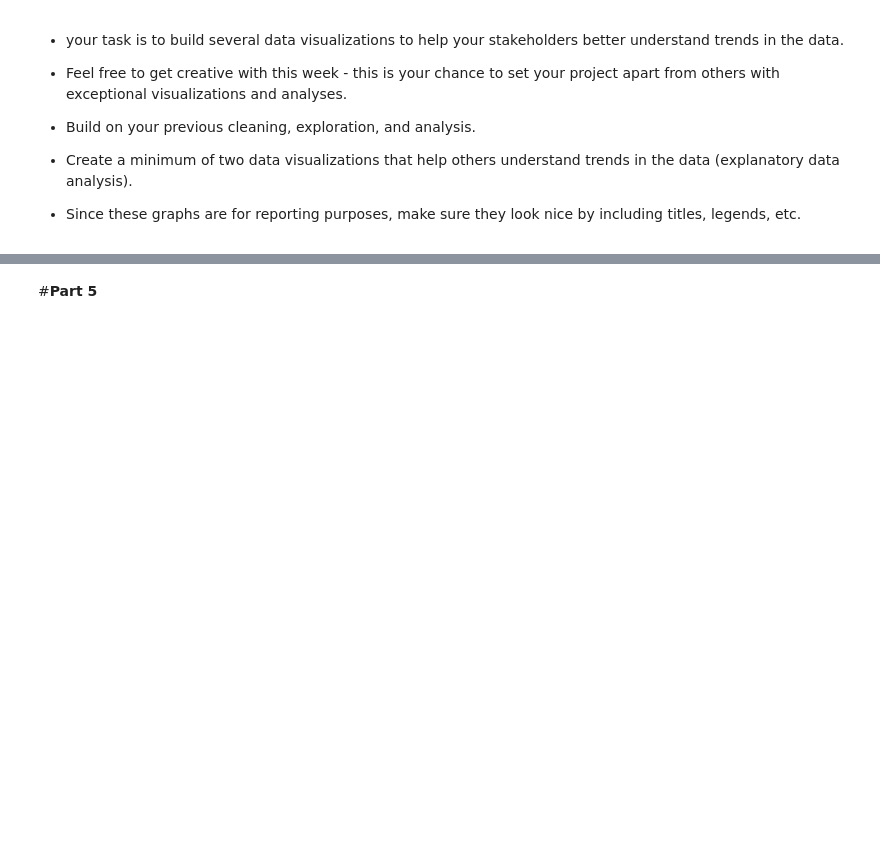
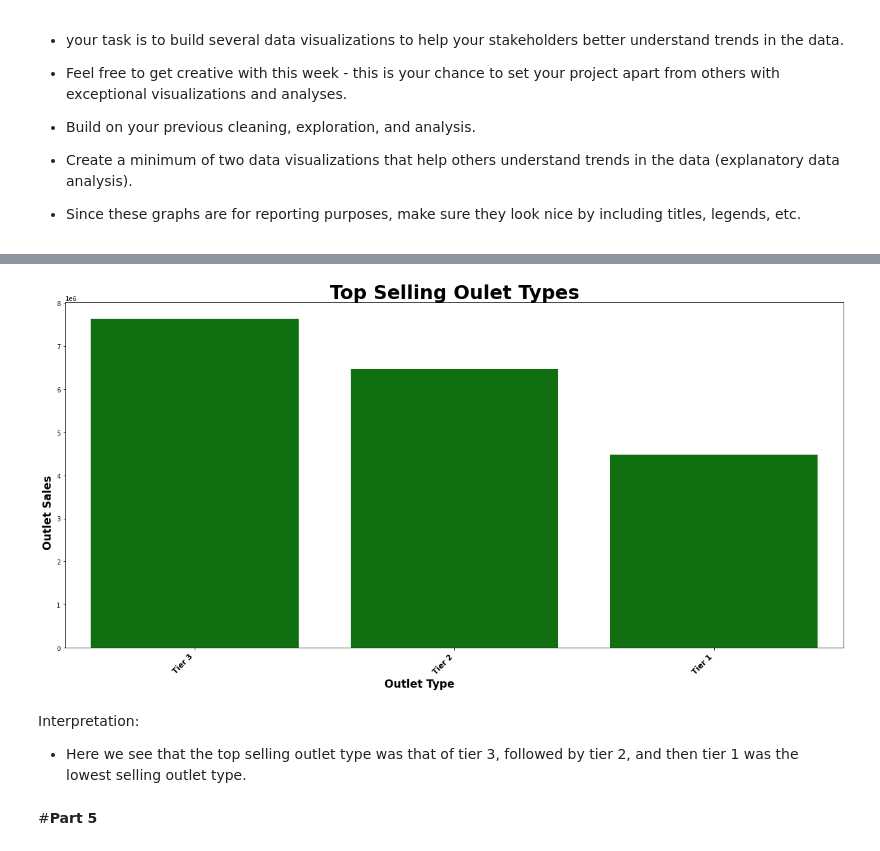
Before and after one commit to JoeBwonKenobi/My-Coding-Projects-Coding-Dojo-, a Jupyter notebook: Joe_Lardie__Core_Project_Final.ipynb, the cells around one changed output, grey strips where cells are left out. Cells and saved outputs as stored; diff of their text form; code cells hidden in the pictures; blank space fills up the shorter version.

```diff
--- a/Joe_Lardie__Core_Project_Final.ipynb
+++ b/Joe_Lardie__Core_Project_Final.ipynb
@@ -457,3 +454,29 @@ Here we see that tier 2 has the highest sales, while teir 1 has the lowest.
+# %%
+# Set the figure size
+plt.figure(figsize=(22, 10));
+
+# Reorder this data frame
+df = sales_df.sort_values(['Outlet_Location_Type'], ascending=False).reset_index(drop=True);
+
+# Make a barplot
+sns.barplot(
+    x="Outlet_Location_Type",
+    y="Item_Outlet_Sales",
+    data=df,
+    estimator=sum,
+    ci=None,
+    color='green');
+# Add title and axis names
+plt.xticks(rotation=45, fontsize = 12, fontweight = 'bold', ha = 'right');
+plt.title('Top Selling Oulet Types',fontweight='bold', color = 'Black', fontsize='30', horizontalalignment='center');
+plt.xlabel('Outlet Type',fontweight='bold', fontsize='17', horizontalalignment='right');
+plt.ylabel('Outlet Sales',fontweight='bold', fontsize='17', horizontalalignment='right');
+plt.show()
+# %% [output]
+[figure, added]
+# %% [markdown]
+Interpretation:
+- Here we see that the top selling outlet type was that of tier 3, followed by tier 2, and then tier 1 was the lowest selling outlet type.
 # %% [markdown]
 #**Part 5**
 # %% [markdown]
```
Also changed, not shown: parts of 14 cells of this notebook.
